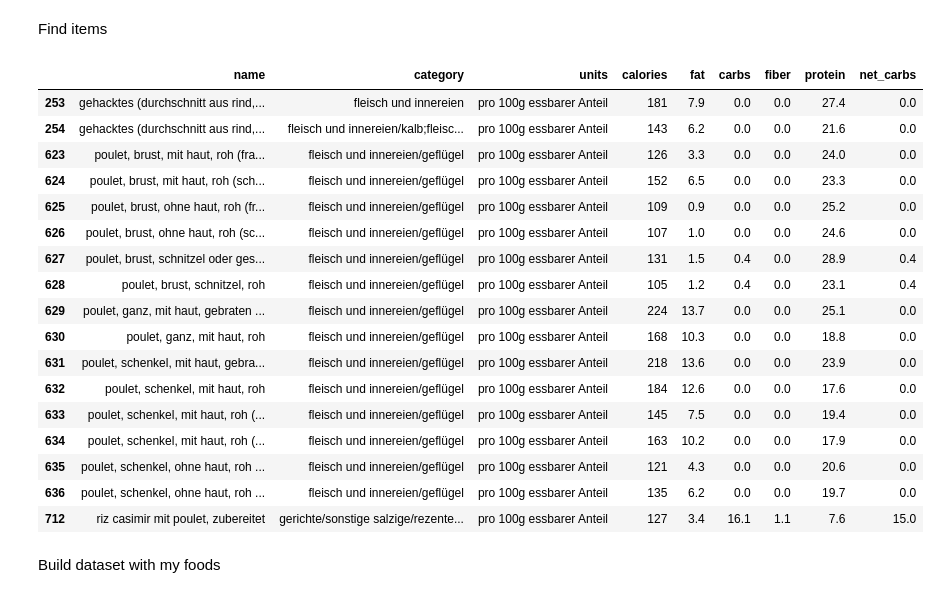
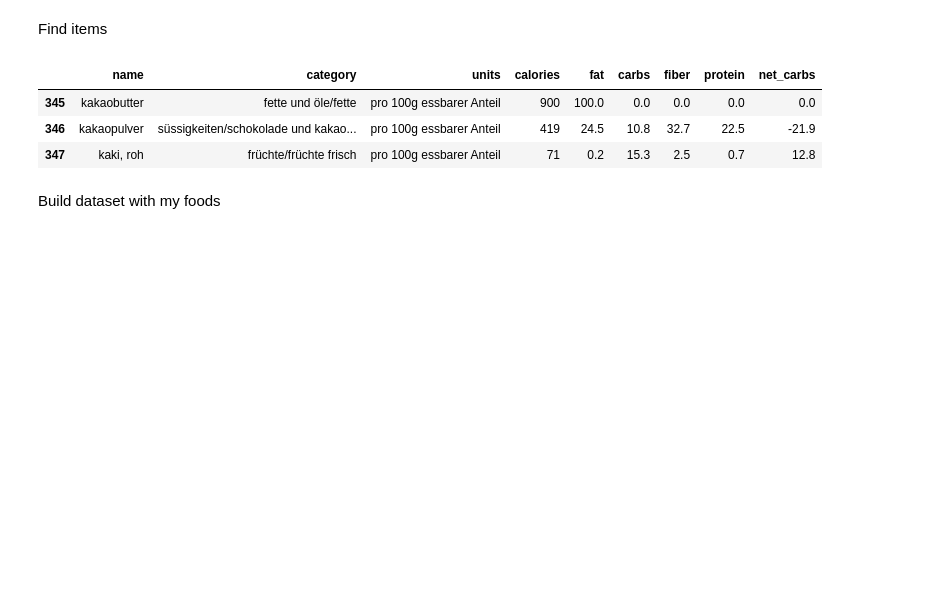
Before and after one commit to fabiangunzinger/learning, a Jupyter notebook: food-data/foods.ipynb, the cells around one changed output. Drawn from its saved outputs; the diff is of its cells as text; code cells hidden in the pictures; blank space fills up the shorter version.

```diff
--- a/food-data/foods.ipynb
+++ b/food-data/foods.ipynb
@@ -85,27 +84,13 @@ Find items
 # %%
 def find_item(item):
     return foods[foods.name.str.contains(item)]
 
-find_item('poul')
+find_item('kak')
 # %% [output]
 |  | name | category | units | calories | fat | carbs | fiber | protein | net_carbs |
-| 253 | gehacktes (durchschnitt aus rind,... | fleisch und innereien | pro 100g essbarer Anteil | 181 | 7.9 | 0.0 | 0.0 | 27.4 | 0.0 |
-| 254 | gehacktes (durchschnitt aus rind,... | fleisch und innereien/kalb;fleisc... | pro 100g essbarer Anteil | 143 | 6.2 | 0.0 | 0.0 | 21.6 | 0.0 |
-| 623 | poulet, brust, mit haut, roh (fra... | fleisch und innereien/geflügel | pro 100g essbarer Anteil | 126 | 3.3 | 0.0 | 0.0 | 24.0 | 0.0 |
-| 624 | poulet, brust, mit haut, roh (sch... | fleisch und innereien/geflügel | pro 100g essbarer Anteil | 152 | 6.5 | 0.0 | 0.0 | 23.3 | 0.0 |
-| 625 | poulet, brust, ohne haut, roh (fr... | fleisch und innereien/geflügel | pro 100g essbarer Anteil | 109 | 0.9 | 0.0 | 0.0 | 25.2 | 0.0 |
-| 626 | poulet, brust, ohne haut, roh (sc... | fleisch und innereien/geflügel | pro 100g essbarer Anteil | 107 | 1.0 | 0.0 | 0.0 | 24.6 | 0.0 |
-| 627 | poulet, brust, schnitzel oder ges... | fleisch und innereien/geflügel | pro 100g essbarer Anteil | 131 | 1.5 | 0.4 | 0.0 | 28.9 | 0.4 |
-| 628 | poulet, brust, schnitzel, roh | fleisch und innereien/geflügel | pro 100g essbarer Anteil | 105 | 1.2 | 0.4 | 0.0 | 23.1 | 0.4 |
-| 629 | poulet, ganz, mit haut, gebraten ... | fleisch und innereien/geflügel | pro 100g essbarer Anteil | 224 | 13.7 | 0.0 | 0.0 | 25.1 | 0.0 |
-| 630 | poulet, ganz, mit haut, roh | fleisch und innereien/geflügel | pro 100g essbarer Anteil | 168 | 10.3 | 0.0 | 0.0 | 18.8 | 0.0 |
-| 631 | poulet, schenkel, mit haut, gebra... | fleisch und innereien/geflügel | pro 100g essbarer Anteil | 218 | 13.6 | 0.0 | 0.0 | 23.9 | 0.0 |
-| 632 | poulet, schenkel, mit haut, roh | fleisch und innereien/geflügel | pro 100g essbarer Anteil | 184 | 12.6 | 0.0 | 0.0 | 17.6 | 0.0 |
-| 633 | poulet, schenkel, mit haut, roh (... | fleisch und innereien/geflügel | pro 100g essbarer Anteil | 145 | 7.5 | 0.0 | 0.0 | 19.4 | 0.0 |
-| 634 | poulet, schenkel, mit haut, roh (... | fleisch und innereien/geflügel | pro 100g essbarer Anteil | 163 | 10.2 | 0.0 | 0.0 | 17.9 | 0.0 |
-| 635 | poulet, schenkel, ohne haut, roh ... | fleisch und innereien/geflügel | pro 100g essbarer Anteil | 121 | 4.3 | 0.0 | 0.0 | 20.6 | 0.0 |
-| 636 | poulet, schenkel, ohne haut, roh ... | fleisch und innereien/geflügel | pro 100g essbarer Anteil | 135 | 6.2 | 0.0 | 0.0 | 19.7 | 0.0 |
-| 712 | riz casimir mit poulet, zubereitet | gerichte/sonstige salzige/rezente... | pro 100g essbarer Anteil | 127 | 3.4 | 16.1 | 1.1 | 7.6 | 15.0 |
+| 345 | kakaobutter | fette und öle/fette | pro 100g essbarer Anteil | 900 | 100.0 | 0.0 | 0.0 | 0.0 | 0.0 |
+| 346 | kakaopulver | süssigkeiten/schokolade und kakao... | pro 100g essbarer Anteil | 419 | 24.5 | 10.8 | 32.7 | 22.5 | -21.9 |
+| 347 | kaki, roh | früchte/früchte frisch | pro 100g essbarer Anteil | 71 | 0.2 | 15.3 | 2.5 | 0.7 | 12.8 |
 # %% [markdown]
 Build dataset with my foods
 # %%
```
Also changed, not shown: parts of 5 cells of this notebook.
